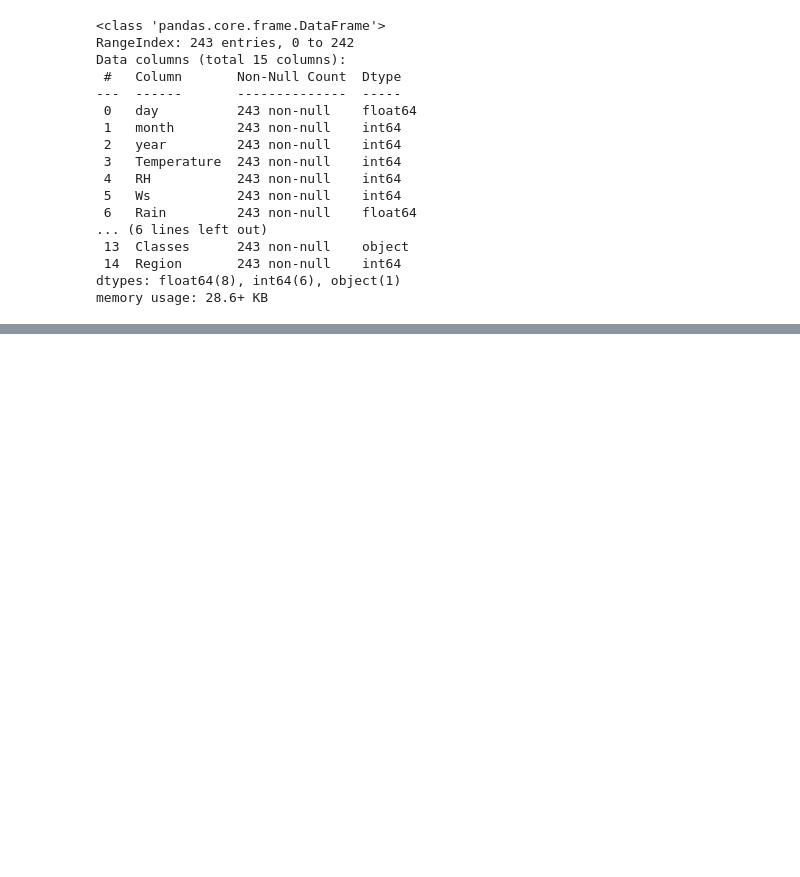
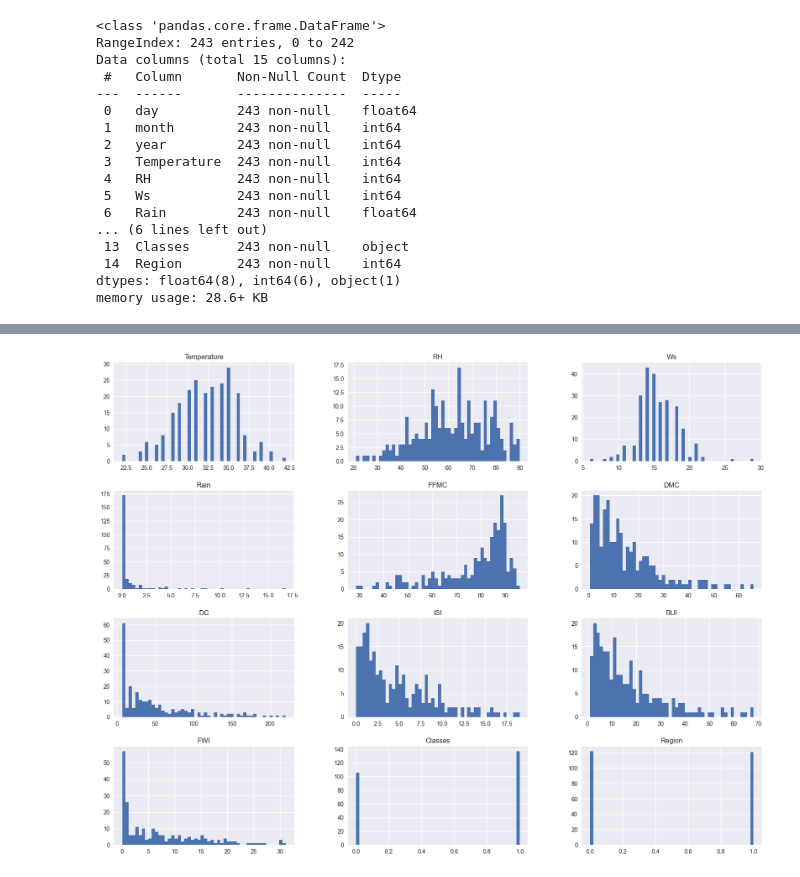
Before and after one commit to akshat-shethia/Udemy-Data-Science-Krish-Naik, a Jupyter notebook: 4-Ridge Lasso And Elasticnet/My_Practical_Files/Ridge_Lasso.ipynb, the cells around one changed output, grey strips where cells are left out. Cells and saved outputs as stored; diff of their text form; code cells hidden in the pictures; blank space fills up the shorter version.

```diff
--- a/4-Ridge Lasso And Elasticnet/My_Practical_Files/Ridge_Lasso.ipynb
+++ b/4-Ridge Lasso And Elasticnet/My_Practical_Files/Ridge_Lasso.ipynb
@@ -283,0 +304,2 @@ df.describe()
+# %%
+df_copy = df_copy.drop(['day', 'month', 'year'],axis = 1)
@@ -283,0 +315,7 @@ df.describe()
+# %%
+df_copy["Classes"] = df["Classes"]
+# %%
+df_copy["Classes"] = np.where(df_copy["Classes"].str.contains("not fire"),0,1) # Since not fire can be written with spaces as well
+df_copy.head()
+# %%
+df_copy["Classes"] = df_copy["Classes"].astype(int)
@@ -283,0 +351,5 @@ df.describe()
+# %%
+plt.style.use("seaborn-v0_8-dark")
+df_copy.hist(bins=50,figsize= (20,15));
+# %% [output]
+[figure, added]
```
Also changed, not shown: parts of 17 cells of this notebook, 1 other file.
